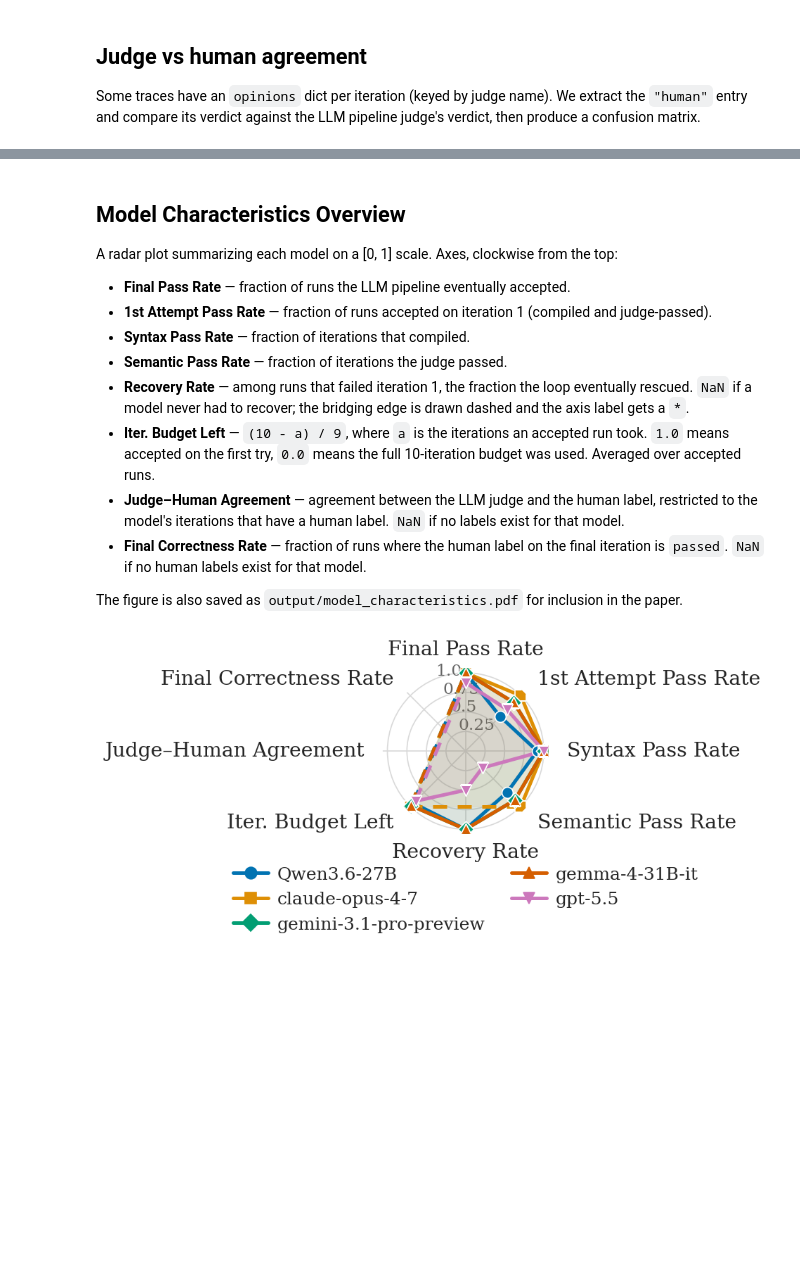
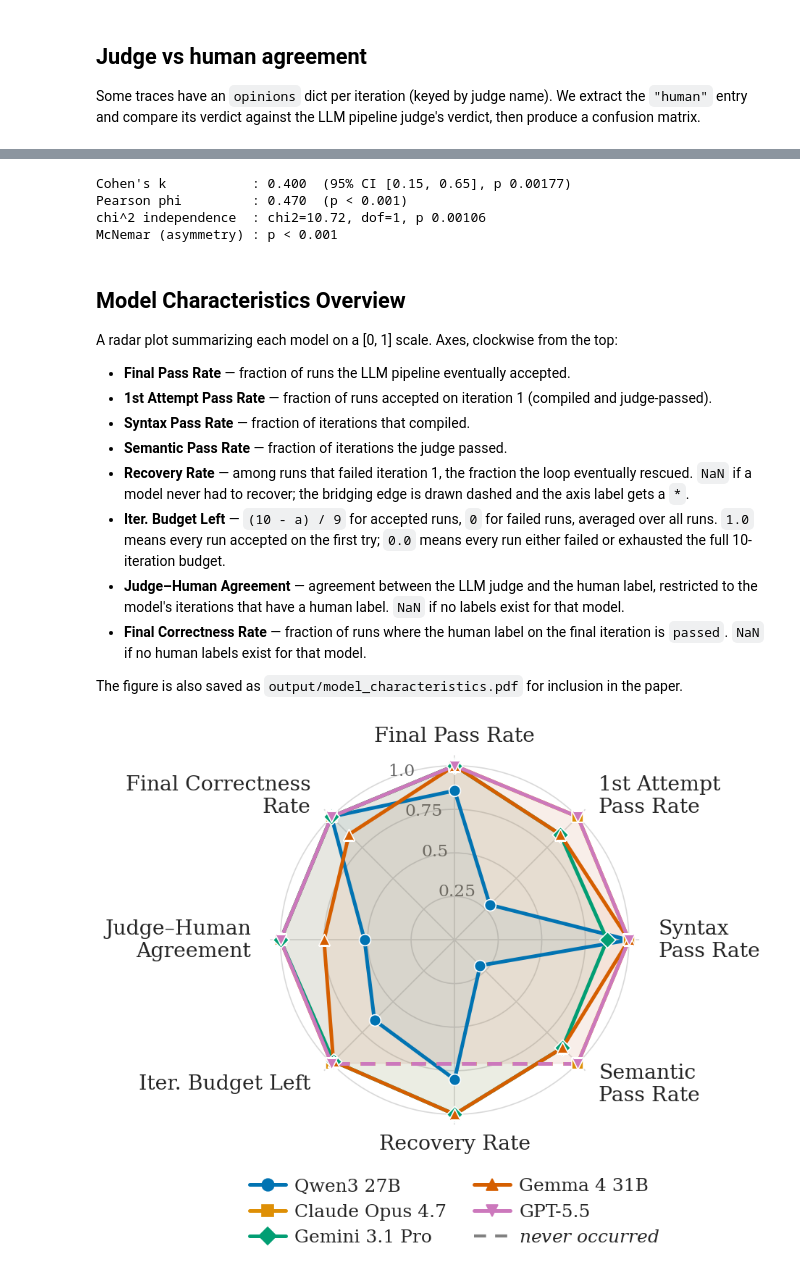
Before and after one commit to simon-kohaut/TraCS, a Jupyter notebook: analysis/agent-loop.ipynb, the cells around one changed output, grey strips where cells are left out. Cells and saved outputs as stored; diff of their text form; code cells hidden in the pictures; blank space fills up the shorter version.

```diff
--- a/analysis/agent-loop.ipynb
+++ b/analysis/agent-loop.ipynb
@@ -22,7 +22,7 @@ plt.rcParams.update({
     "mathtext.fontset": "dejavuserif",
 })
 
-OUT = Path("../output-first-full-run")
+OUT = Path("../llm_output/components_complete2")
 HUMAN = OUT
 
 
@@ -264,6 +269,11 @@ print(f"Cohen's k           : {kappa:.3f}  (95% CI [{ci_lo:.2f}, {ci_hi:.2f}], p
 print(f"Pearson phi         : {phi:.3f}  (p {fmt_p(p_phi)})")
 print(f"chi^2 independence  : chi2={chi2:.2f}, dof={dof}, p {fmt_p(p_chi2)}")
 print(f"McNemar (asymmetry) : p {fmt_p(mc.pvalue)}")
+# %% [output]
+Cohen's k           : 0.400  (95% CI [0.15, 0.65], p 0.00177)
+Pearson phi         : 0.470  (p < 0.001)
+chi^2 independence  : chi2=10.72, dof=1, p 0.00106
+McNemar (asymmetry) : p < 0.001
 # %% [markdown]
 ## Model Characteristics Overview
 
@@ -274,7 +284,7 @@ A radar plot summarizing each model on a [0, 1] scale. Axes, clockwise from the
 - **Syntax Pass Rate** — fraction of iterations that compiled.
 - **Semantic Pass Rate** — fraction of iterations the judge passed.
 - **Recovery Rate** — among runs that failed iteration 1, the fraction the loop eventually rescued. `NaN` if a model never had to recover; the bridging edge is drawn dashed and the axis label gets a `*`.
-- **Iter. Budget Left** — `(10 - a) / 9`, where `a` is the iterations an accepted run took. `1.0` means accepted on the first try, `0.0` means the full 10-iteration budget was used. Averaged over accepted runs.
+- **Iter. Budget Left** — `(10 - a) / 9` for accepted runs, `0` for failed runs, averaged over all runs. `1.0` means every run accepted on the first try; `0.0` means every run either failed or exhausted the full 10-iteration budget.
 - **Judge–Human Agreement** — agreement between the LLM judge and the human label, restricted to the model's iterations that have a human label. `NaN` if no labels exist for that model.
 - **Final Correctness Rate** — fraction of runs where the human label on the final iteration is `passed`. `NaN` if no human labels exist for that model.
 
@@ -282,6 +292,7 @@ The figure is also saved as `output/model_characteristics.pdf` for inclusion in
 # %%
 import re
 import numpy as np
+from matplotlib.lines import Line2D
 
 MAX_ITERATIONS = 10  # see tracs/run_all.py: --max-iterations 10
 RECOVERY_LABEL = "Recovery Rate"
@@ -299,16 +310,26 @@ if _same_family:
 else:
     models = sorted(_all_models)
 
-model_display = {m: m.split("/", 1)[1] if "/" in m else m for m in models}
+_model_display = {
+    "claude-opus-4-7":        "Claude Opus 4.7",
+    "gemini-3.1-pro-preview": "Gemini 3.1 Pro",
+    "gpt-5.5":                "GPT-5.5",
+    "Qwen/Qwen3.6-27B":       "Qwen3 27B",
+    "google/gemma-4-31B-it":  "Gemma 4 31B",
+}
+model_display = {m: _model_display.get(m, m.split("/", 1)[1] if "/" in m else m) for m in models}
 
 # --- per-model metrics ---------------------------------------------------
 
 final_pass_by_model = df.groupby("model")["accepted"].mean()
 
-# (MAX - a) / (MAX - 1): 1.0 = accepted on first try, 0.0 = full budget used.
+# (MAX - a) / (MAX - 1) for accepted runs, 0 for failed runs.
+# 1.0 = accepted on first try, 0.0 = full budget used or run failed.
 budget_left_by_model = (
-    df[df["accepted"]]
-    .assign(left=lambda d: (MAX_ITERATIONS - d["n_iterations"]) / (MAX_ITERATIONS - 1))
+    df.assign(left=lambda d:
+        ((MAX_ITERATIONS - d["n_iterations"]) / (MAX_ITERATIONS - 1))
+        .where(d["accepted"], 0.0)
+    )
     .groupby("model")["left"].mean()
 )
 
@@ -379,7 +400,17 @@ metrics = pd.DataFrame({
     "Final Correctness Rate": human_final_by_model,
 }).reindex(models)
 
-display_labels = list(metrics.columns)
+_label_display = {
+    "Final Pass Rate":        "Final Pass Rate",
+    "1st Attempt Pass Rate":  "1st Attempt\nPass Rate",
+    "Syntax Pass Rate":       "Syntax\nPass Rate",
+    "Semantic Pass Rate":     "Semantic\nPass Rate",
+    RECOVERY_LABEL:           RECOVERY_LABEL,
+    "Iter. Budget Left":      "Iter. Budget Left",
+    "Judge–Human Agreement":  "Judge–Human\nAgreement",
+    "Final Correctness Rate": "Final Correctness\nRate",
+}
+display_labels = [_label_display.get(c, c) for c in metrics.columns]
 
 # --- plot ---------------------------------------------------------------
 
@@ -444,32 +475,37 @@ with plt.rc_context(_paper_rc):
         if np.isclose(deg, 0) or np.isclose(deg, 180):
             label.set_horizontalalignment("center")
         elif 0 < deg < 180:
             label.set_horizontalalignment("left")
         else:
             label.set_horizontalalignment("right")
 
     # Move the radial tick labels into the empty top-left wedge.
     ax.set_rlabel_position(-360 / (2 * n))
     ax.set_yticks([0.25, 0.5, 0.75, 1.0])
     ax.set_yticklabels(["0.25", "0.5", "0.75", "1.0"], fontsize=14, color="0.4")
     ax.set_ylim(0, 1.06)
     ax.grid(True, color="0.85", linewidth=1.0)
     ax.spines['polar'].set_visible(False)
 
+    handles, labels = ax.get_legend_handles_labels()
+    handles.append(Line2D([0], [0], color="0.5", linestyle=(0, (4, 3)), linewidth=2.5))
+    labels.append(r"$\mathit{never\ occurred}$")
+
     ax.legend(
+        handles, labels,
         loc="upper center",
         bbox_to_anchor=(0.5, -0.10),
         ncol=min(len(models), 2),
         frameon=False,
         handletextpad=0.5,
         columnspacing=1.5,
     )
 
     fig.tight_layout(pad=0)
     fig.savefig(OUT / "agent_capabilities.pdf", pad_inches=0)
     plt.show()
 
 metrics.rename(index=model_display).round(3)
 # %% [output]
-[figure, old version]
+[figure, new version]
 |  | Final Pass Rate | 1st Attempt Pass Rate | Syntax Pass Rate | Semantic Pass Rate | Recovery Rate | ... |
```
Also changed, not shown: parts of 12 cells of this notebook, 16 other files.
